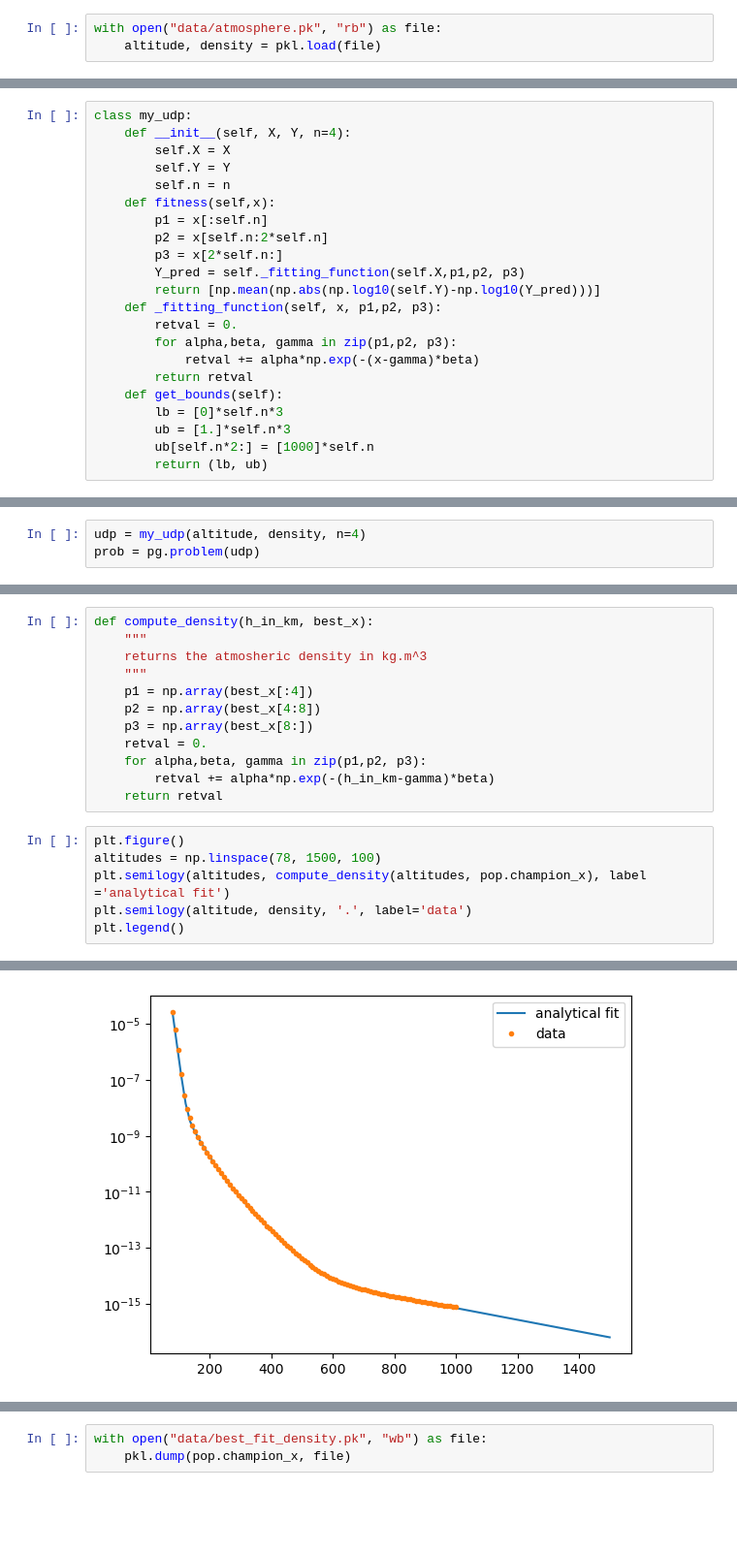
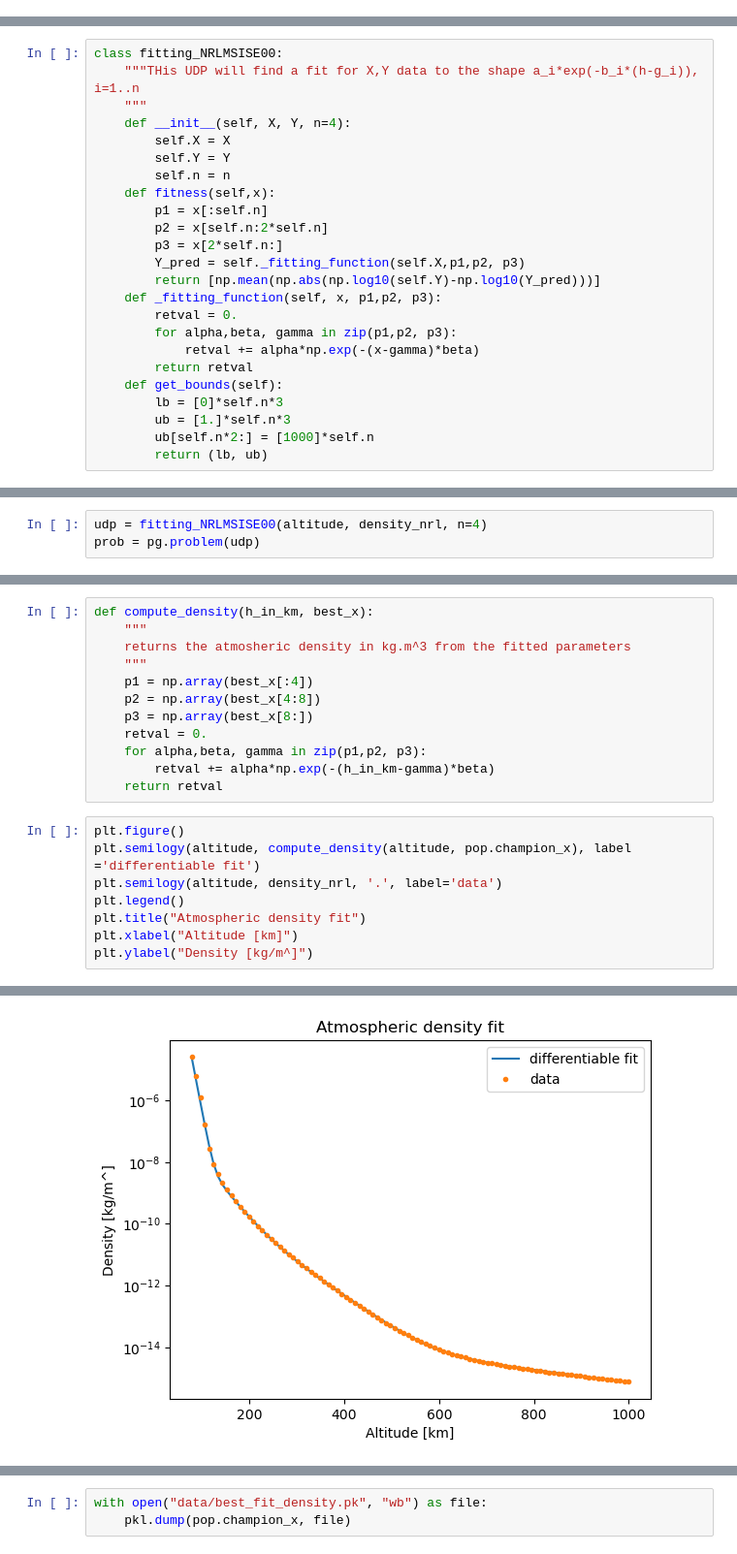
Before and after one commit to esa/cascade, a Jupyter notebook: doc/utilities/simple_atmosphere.ipynb, the cells around one changed output, grey strips where cells are left out. Shown at 97% size. Saved outputs shown, nothing was run; the diff lists cells and outputs as text; blank space fills up the shorter version.

Commit message:
draft atmosphere notebook

```diff
--- a/doc/utilities/simple_atmosphere.ipynb
+++ b/doc/utilities/simple_atmosphere.ipynb
@@ -50,3 +48,0 @@ altitude = np.linspace(78, 1000, 100)
-# %%
-with open("data/atmosphere.pk", "rb") as file:
-    altitude, density = pkl.load(file)
@@ -60,5 +60,7 @@ $$
 # %%
-class my_udp:
+class fitting_NRLMSISE00:
+    """THis UDP will find a fit for X,Y data to the shape a_i*exp(-b_i*(h-g_i)), i=1..n
+    """
     def __init__(self, X, Y, n=4):
         self.X = X
         self.Y = Y
@@ -82,3 +86,3 @@ class my_udp:
 # %%
-udp = my_udp(altitude, density, n=4)
+udp = fitting_NRLMSISE00(altitude, density_nrl, n=4)
 prob = pg.problem(udp)
@@ -114,7 +102,7 @@ for i in range(500):
 # %%
 def compute_density(h_in_km, best_x):
     """
-    returns the atmosheric density in kg.m^3
+    returns the atmosheric density in kg.m^3 from the fitted parameters
     """
     p1 = np.array(best_x[:4])
     p2 = np.array(best_x[4:8])
@@ -125,8 +113,10 @@ def compute_density(h_in_km, best_x):
     return retval
 # %%
 plt.figure()
-altitudes = np.linspace(78, 1500, 100)
-plt.semilogy(altitudes, compute_density(altitudes, pop.champion_x), label ='analytical fit')
-plt.semilogy(altitude, density, '.', label='data')
+plt.semilogy(altitude, compute_density(altitude, pop.champion_x), label ='differentiable fit')
+plt.semilogy(altitude, density_nrl, '.', label='data')
 plt.legend()
+plt.title("Atmospheric density fit")
+plt.xlabel("Altitude [km]")
+plt.ylabel("Density [kg/m^]")
 # %% [output]
@@ -134 +124 @@ plt.legend()
-[figure, old version]
+[figure, new version]
```
Also changed, not shown: parts of 19 cells of this notebook, 3 other files.
